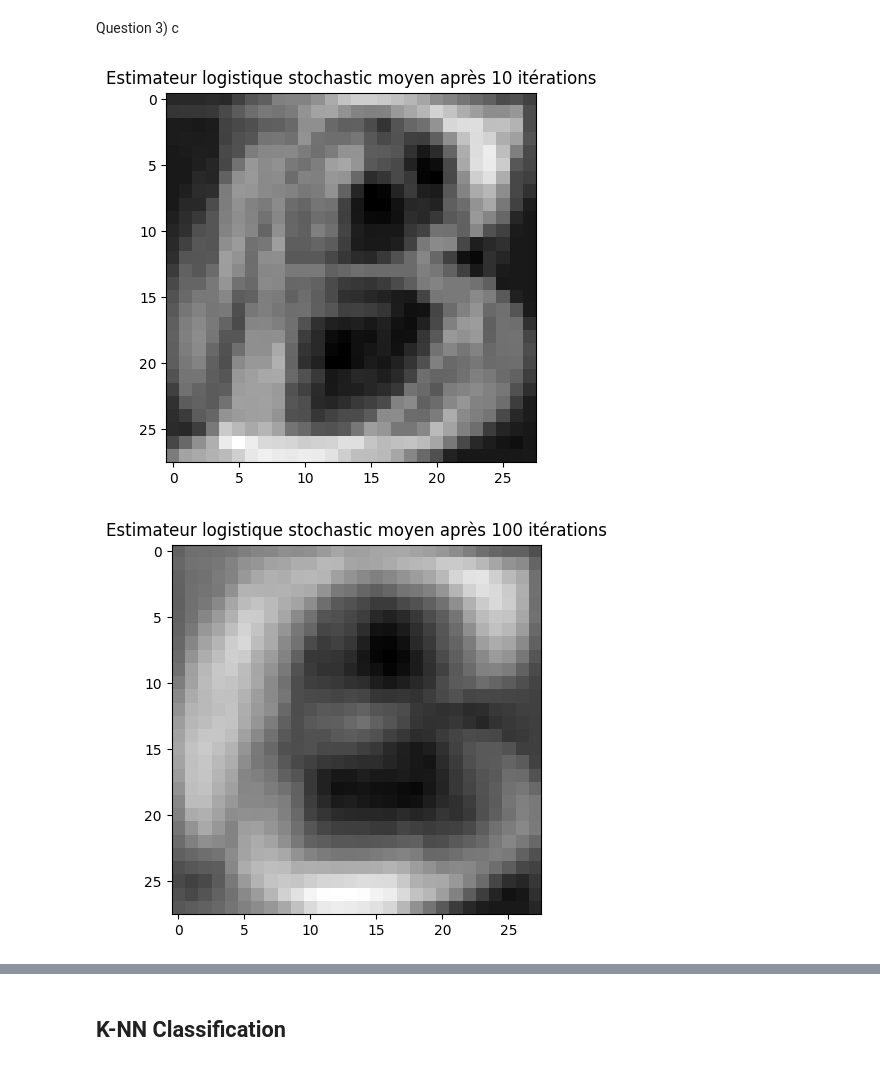
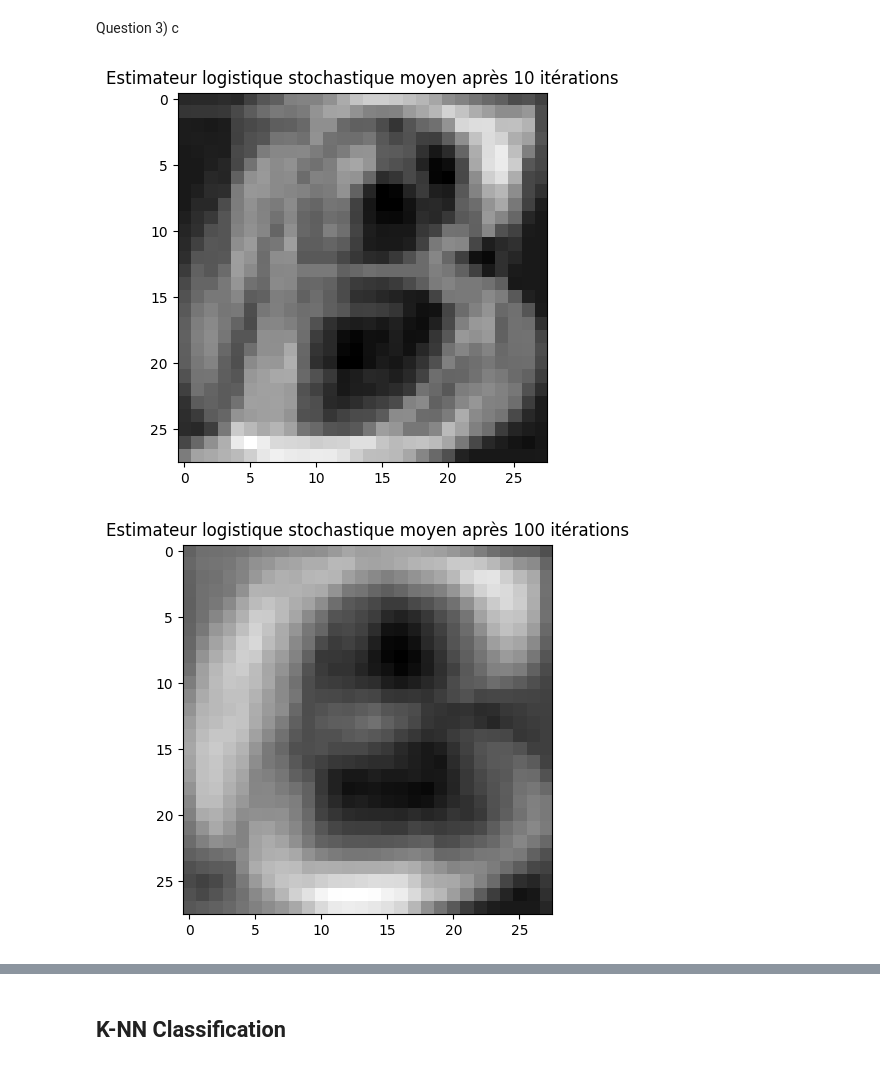
Before and after one commit to Hazdard/AppStat, a Jupyter notebook: DM_1/Sacha-Ben-Arous-DM1.ipynb, the cells around one changed output, grey strips where cells are left out. Drawn from its saved outputs; the diff is of its cells as text; code cells hidden in the pictures.

```diff
--- a/DM_1/Sacha-Ben-Arous-DM1.ipynb
+++ b/DM_1/Sacha-Ben-Arous-DM1.ipynb
@@ -193,8 +193,8 @@ for t in range(10000):
 # %%
 for i in range(4) :
     plt.imshow(np.reshape((sums_logi[i]),(28,28)), cmap='binary')
-    plt.title("Estimateur logistique stochastic moyen après "+str(10**(i+1))+" itérations")
+    plt.title("Estimateur logistique stochastique moyen après "+str(10**(i+1))+" itérations")
     plt.show()
 # %% [output]
-[figure, old version]
+[figure, new version]
-[figure, old version]
+[figure, new version]
```
Also changed, not shown: parts of 3 cells of this notebook.
